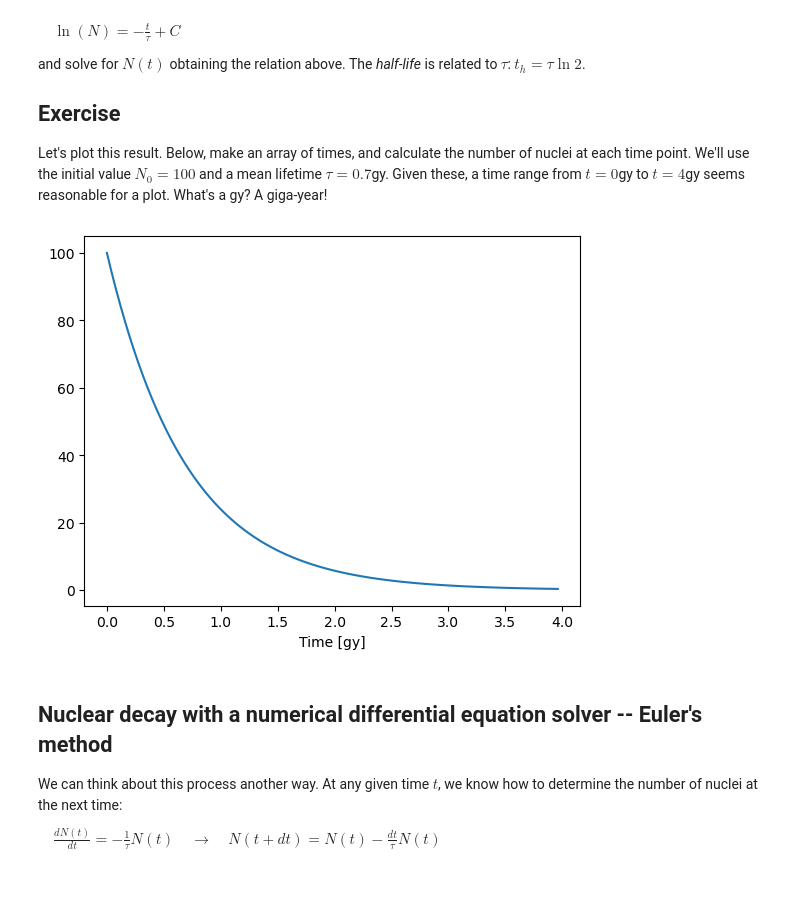
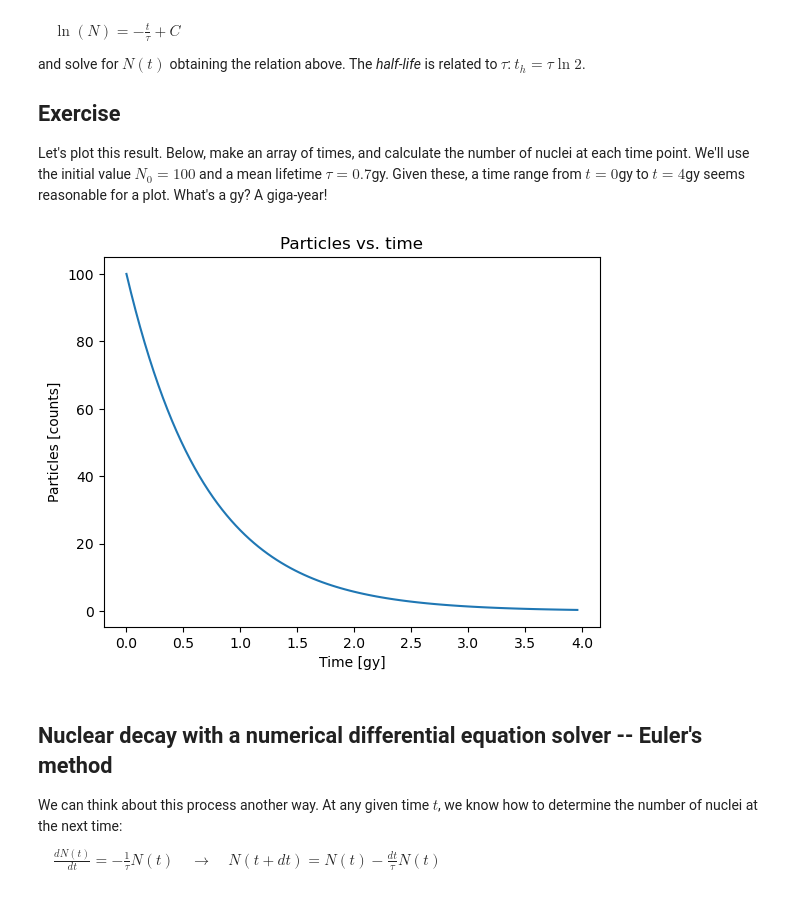
Before and after one commit to Mateo4cacheiro/PHYS4130-S25, a Jupyter notebook: p4-ODE/mateo4cacheiro/P4.1 ODEs Euler.ipynb, the cells around one changed output. Drawn from its saved outputs; the diff is of its cells as text; code cells hidden in the pictures.

```diff
--- a/p4-ODE/mateo4cacheiro/P4.1 ODEs Euler.ipynb
+++ b/p4-ODE/mateo4cacheiro/P4.1 ODEs Euler.ipynb
@@ -57,32 +57,34 @@ Let's plot this result. Below, make an array of times, and calculate the number
 # %%
 import numpy as np
 import pylab as p
 
 tmin = 0.0
 tmax = 4.0
 nts = 100
 
 N0 = 100.0  # Note:  I'm treating this as a floating point number even though the number of nuclei should probably
             # be an integer.  We've assumed a large-ish number, so that any fraction of the initial is a whole number.
 tau = 0.7
 
 
 t1_array = np.zeros(nts) # Produce an array that runs from 0 to 4 (in units of gy) with 100-ish points
 N1_array = np.zeros(nts)# Compute the number of nuclei. This can be done directly with array math
 
 N1_array[0]=N0
 step = (tmax-tmin)/nts
 i=1
 while i<100:
     t1_array[i]=0+i*step
     N1_array[i]=N0*np.exp(-t1_array[i]/tau)
     i+=1
 
 p.plot(t1_array,N1_array,'-')
+p.title("Particles vs. time")
+p.ylabel("Particles [counts]")
 p.xlabel("Time [gy]")
 p.show()
 # %% [output]
-[figure, old version]
+[figure, new version]
 # %% [markdown]
 Nuclear decay with a numerical differential equation solver -- Euler's method
 ------------------------------
```
Also changed, not shown: parts of 2 cells of this notebook, 2 other files.
